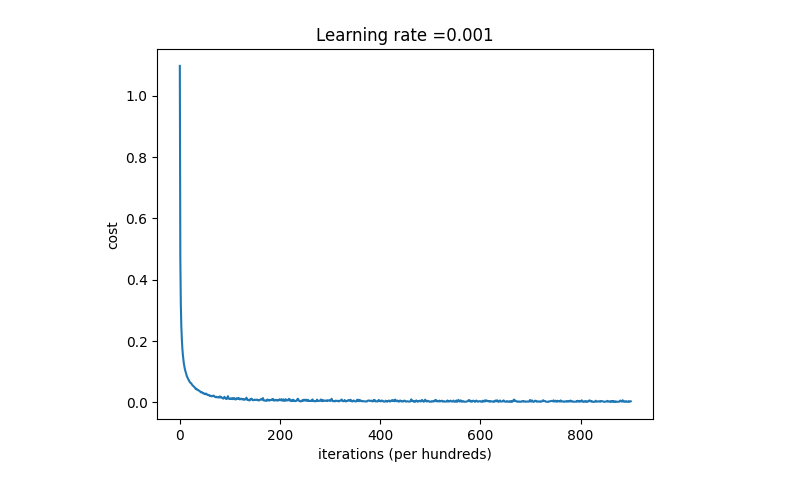
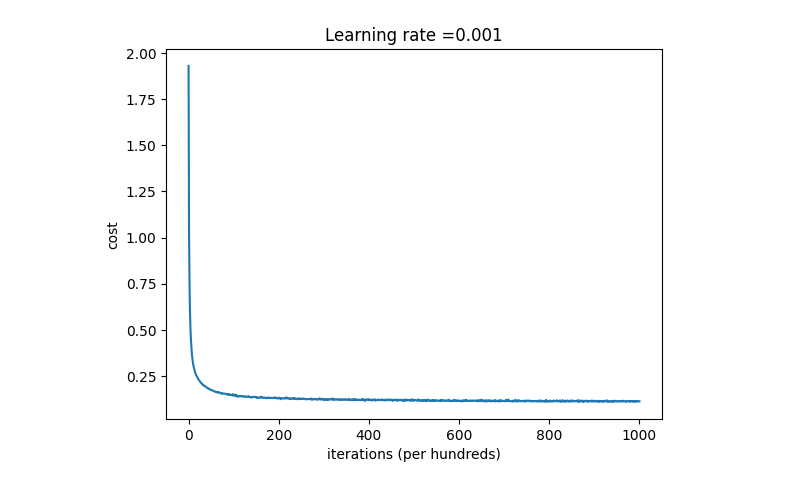
Before and after one commit to roshankaranth/nn_from_scratch_MNIST_dataset, a Jupyter notebook: nn.ipynb, the cells around one changed output. Cells and saved outputs as stored; diff of their text form; code cells hidden in the pictures.

Commit message:
final commit, train accuracy : 98.5, test accuracy : 97.4

```diff
--- a/nn.ipynb
+++ b/nn.ipynb
@@ -79,7 +79,7 @@ y_test = np.array(y_test).reshape((1, 10000))
 def dictionary_to_vector(parameters):
     keys = []
     count = 0
-    for key in ["W1", "b1", "W2", "b2", "W3", "b3"]:
+    for key in ["W1", "b1", "gamma1","beta1", "W2", "b2", "gamma2","beta2", "W3", "b3"]:
 
         # flatten parameter
         new_vector = np.reshape(parameters[key], (-1,1))
@@ -95,18 +95,22 @@ def dictionary_to_vector(parameters):
 
 def vector_to_dictionary(theta):
     parameters = {}
-    parameters["W1"] = theta[:19600].reshape((25,784))
-    parameters["b1"] = theta[19600:19625].reshape((25,1))
-    parameters["W2"] = theta[19625:20000].reshape((15,25))
-    parameters["b2"] = theta[20000:20015].reshape((15,1))
-    parameters["W3"] = theta[20015:20165].reshape((10,15))
-    parameters["b3"] = theta[20165:20175].reshape((10,1))
+    parameters["W1"]     = theta[0:19600].reshape((25,784))
+    parameters["b1"]     = theta[19600:19625].reshape((25,1))
+    parameters["gamma1"] = theta[19625:19650].reshape((25,1))
+    parameters["beta1"]  = theta[19650:19675].reshape((25,1))
+    parameters["W2"]     = theta[19675:20050].reshape((15,25))
+    parameters["b2"]     = theta[20050:20065].reshape((15,1))
+    parameters["gamma2"] = theta[20065:20080].reshape((15,1))
+    parameters["beta2"]  = theta[20080:20095].reshape((15,1))
+    parameters["W3"]     = theta[20095:20245].reshape((10,15))
+    parameters["b3"]     = theta[20245:20255].reshape((10,1))
 
     return parameters
 
 def gradients_to_vector(gradients):
     count = 0
-    for key in ["dW1", "db1", "dW2", "db2", "dW3", "db3"]:
+    for key in ["dW1", "db1","dgamma1", "dbeta1", "dW2", "db2", "dgamma2", "dbeta2", "dW3", "db3"]:
         # flatten parameter
         new_vector = np.reshape(gradients[key], (-1,1))
 
@@ -149,7 +153,7 @@ def initialize_parameters(layer_dims):
 
     return parameters
 # %%
-def forward_propogation_layer(A_prev, W, b, activation,keep_prob, epsilon,gamma=None, beta=None,running_mean=None, running_var=None, momentum=0.9, training=True):
+def forward_propogation_layer(A_prev, W, b, activation, keep_prob=1, epsilon=1e-8,gamma=None, beta=None, running_mean=None, running_var=None, momentum=0.9, training=True):
     m = A_prev.shape[1]
 
     Z = np.dot(W,A_prev) + b
@@ -187,7 +191,7 @@ def forward_propogation_layer(A_prev, W, b, activation,keep_prob, epsilon,gamma=
     linear_cache = (W,b,A_prev)
     activation_cache = (BN_out,)
     dropout_cache = (D,)
-    bn_cache = (Z,Z_norm, mu, var, gamma, beta)
+    bn_cache = (Z, Z_norm, mu, var, gamma, beta)
 
-    return A,(linear_cache, activation_cache,dropout_cache,bn_cache),running_mean, running_var
+    return A,(linear_cache, activation_cache, dropout_cache, bn_cache), running_mean, running_var
 # %%
@@ -227,7 +231,7 @@ def compute_cost(Y,AL,parameters,lambd):
     cost = (-np.sum(Y * np.log(AL + 1e-8)) / m) + (regularization_cost)
     return float(np.squeeze(cost))
 # %%
-def backpropogation_layer(dA,c_cache,activation,m, lambd,keep_prob,is_last_layer=False,eps=1e-8):
+def backpropogation_layer(dA, c_cache, activation, lambd, keep_prob, is_last_layer=False, epsilon=1e-8):
     linear_cache = c_cache[0]
     activation_cache = c_cache[1]
     dropout_cache = c_cache[2]
@@ -243,7 +247,8 @@ def backpropogation_layer(dA,c_cache,activation,m, lambd,keep_prob,is_last_layer
 
     D = dropout_cache[0]
 
-    Z,Z_norm, mu, var, gamma, beta = bn_cache
+    Z, Z_norm, mu, var, gamma, beta = bn_cache
+    m = Z.shape[1]
 
     if not is_last_layer and D is not None:
         dA = dA*D
@@ -255,10 +260,10 @@ def backpropogation_layer(dA,c_cache,activation,m, lambd,keep_prob,is_last_layer
         dbeta = np.sum(dBN_out, axis=1, keepdims=True)
         dZ_norm = dBN_out * gamma
 
-        dvar = np.sum(dZ_norm * (Z - mu) * (-0.5) * (var + eps) ** (-1.5), axis=1, keepdims=True)
-        dmu = (np.sum(dZ_norm * (-1 / np.sqrt(var + eps)), axis=1, keepdims=True) + dvar * np.sum(-2 * (Z - mu), axis=1, keepdims=True) / m)
+        dvar = np.sum(dZ_norm * (Z - mu) * (-0.5) * (var + epsilon) ** (-1.5), axis=1, keepdims=True)
+        dmu = (np.sum(dZ_norm * (-1 / np.sqrt(var + epsilon)), axis=1, keepdims=True) + dvar * np.sum(-2 * (Z - mu), axis=1, keepdims=True) / m)
 
-        dZ = dZ_norm / np.sqrt(var + eps) + (dvar * 2 * (Z - mu) / m) + (dmu / m)
+        dZ = dZ_norm / np.sqrt(var + epsilon) + (dvar * 2 * (Z - mu) / m) + (dmu / m)
 
         grad["dgamma"] = dgamma
         grad["dbeta"] = dbeta
@@ -277,19 +282,18 @@ def backpropogation_layer(dA,c_cache,activation,m, lambd,keep_prob,is_last_layer
 # %%
 def backpropogation(AL, caches,Y,lambd,keep_prob):
     L = len(caches)
-    m = Y.shape[1]
     grads = {}
     one_hot_Y = one_hot_encoding(Y)
     dA = AL - one_hot_Y
     c_cache = caches[L-1]
-    dA, grad = backpropogation_layer(dA,c_cache,"softmax",m,lambd,keep_prob,is_last_layer=True)
+    dA, grad = backpropogation_layer(dA, c_cache, "softmax", lambd, keep_prob, is_last_layer=True)
 
     grads[f"dW{L}"] = grad["dW"]
     grads[f"db{L}"] = grad["db"]
 
     for l in range(L-2,-1,-1):
         c_cache = caches[l]
-        dA, grad = backpropogation_layer(dA,c_cache,"relu",m,lambd,keep_prob)
+        dA, grad = backpropogation_layer(dA, c_cache, "relu", lambd, keep_prob)
 
         grads[f"dW{l + 1}"] = grad["dW"]
         grads[f"db{l + 1}"] = grad["db"]
@@ -481,7 +485,7 @@ def model(X,Y,layer_dims,learning_rate,epochs,lambd,keep_prob,mini_batch_size,be
 # %%
 layer_dims = [num_pixel*num_pixel,25,15,10]
 start = time.time()
-parameters = model(x_train,y_train,layer_dims,0.001,1001,0,1,512,0.9,0.999,True,False)
+parameters = model(x_train, y_train, layer_dims, 0.001, 1001, 10, 0.999, 512, 0.9, 0.999, True, False)
 end = time.time()
 print(f"Elapsed time : {(end-start)/60} mins {(end-start)%60} secs")
 # %% [output]
@@ -498 +503 @@ Cost at epoch 900 : 0.0026992872880783384, Accuracy of the model : 100.0%
-[figure, old version]
+[figure, new version]
```
Also changed, not shown: parts of 12 cells of this notebook, 1 other file.
